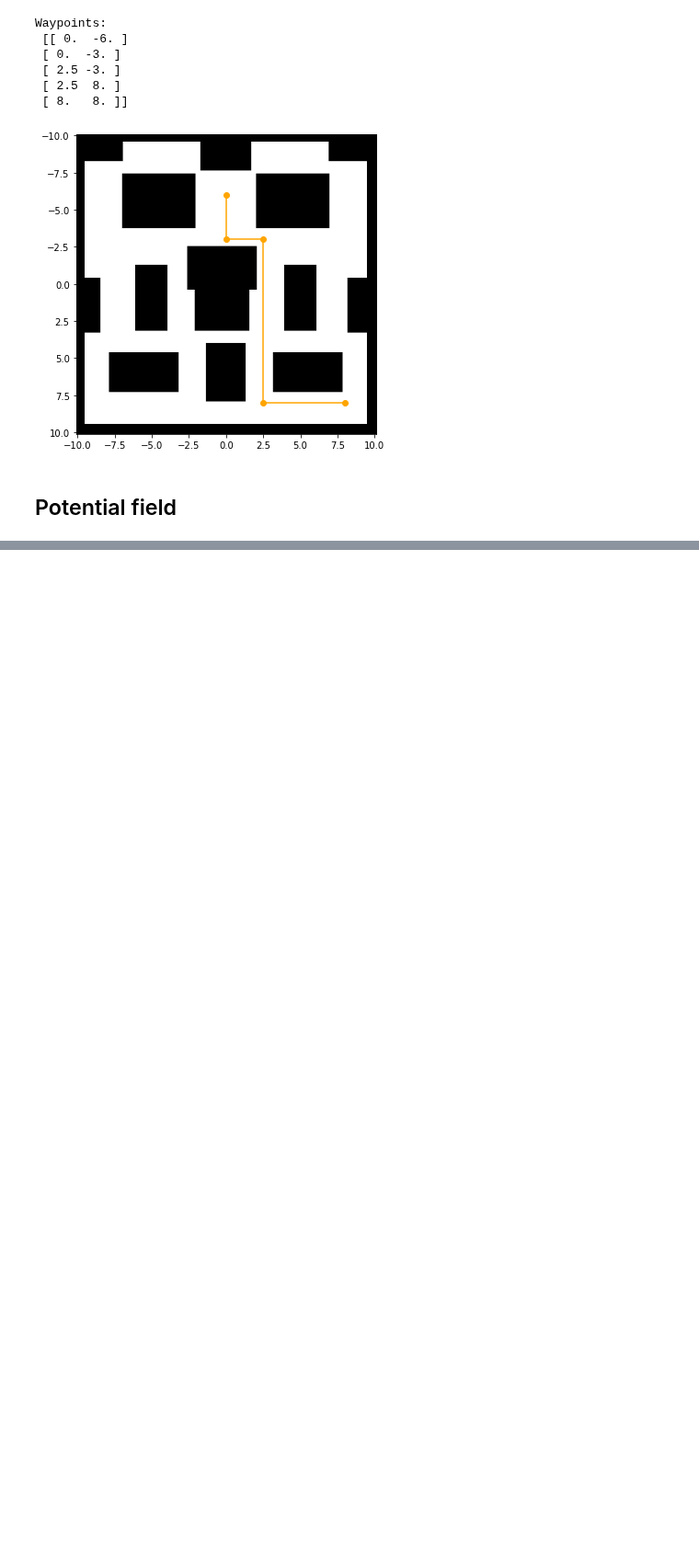
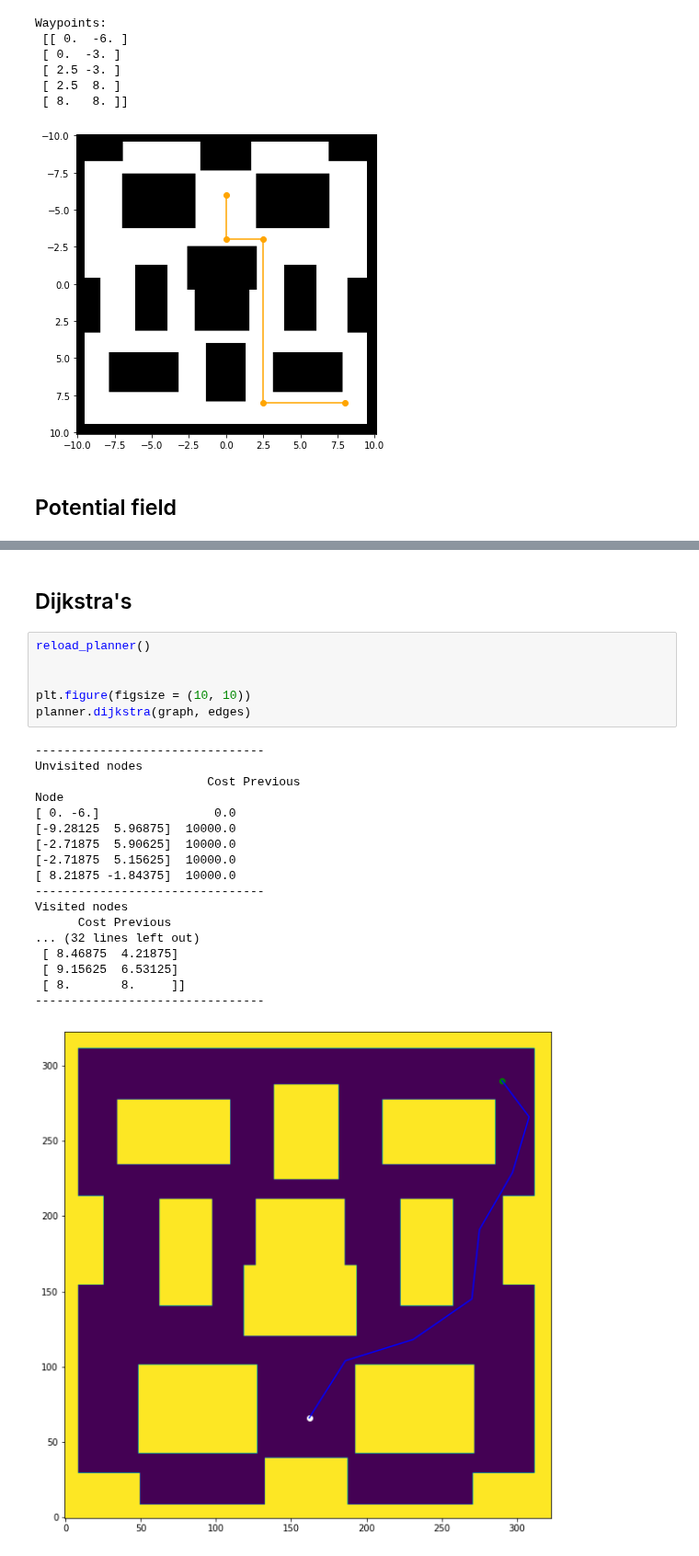
Before and after one commit to LegoYoda112/DESE61007, a Jupyter notebook: coursework_2/coursework2.ipynb, the cells around one changed output, grey strips where cells are left out. Shown at 92% size. Cells and saved outputs as stored; diff of their text form; blank space fills up the shorter version.

```diff
--- a/coursework_2/coursework2.ipynb
+++ b/coursework_2/coursework2.ipynb
@@ -600,0 +635,27 @@ array([7.98863544, 8.01472882])
+# %% [markdown]
+## Dijkstra's
+# %%
+reload_planner()
+
+
+plt.figure(figsize = (10, 10))
+planner.dijkstra(graph, edges)
+# %% [output]
+--------------------------------
+Unvisited nodes
+                        Cost Previous
+Node
+[ 0. -6.]                0.0
+[-9.28125  5.96875]  10000.0
+[-2.71875  5.90625]  10000.0
+[-2.71875  5.15625]  10000.0
+[ 8.21875 -1.84375]  10000.0
+--------------------------------
+Visited nodes
+      Cost Previous
+... (32 lines left out)
+ [ 8.46875  4.21875]
+ [ 9.15625  6.53125]
+ [ 8.       8.     ]]
+--------------------------------
+[figure, added]
```
Also changed, not shown: parts of 7 cells of this notebook.
